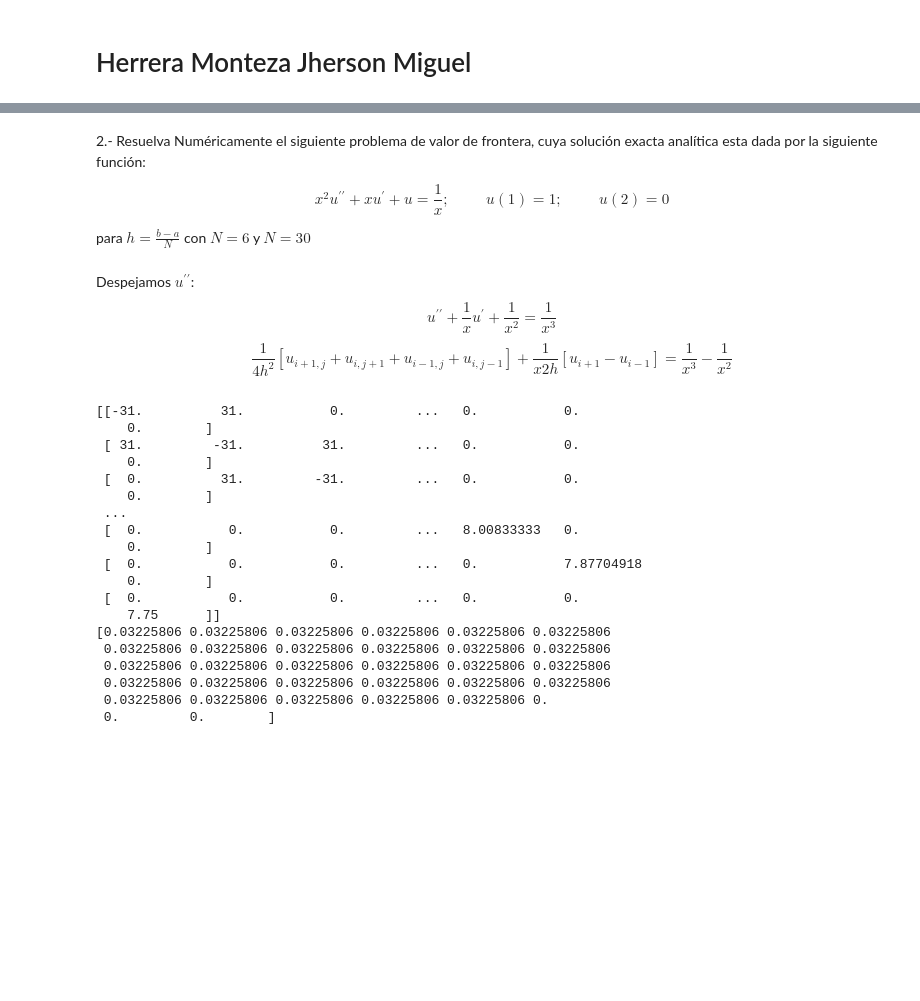
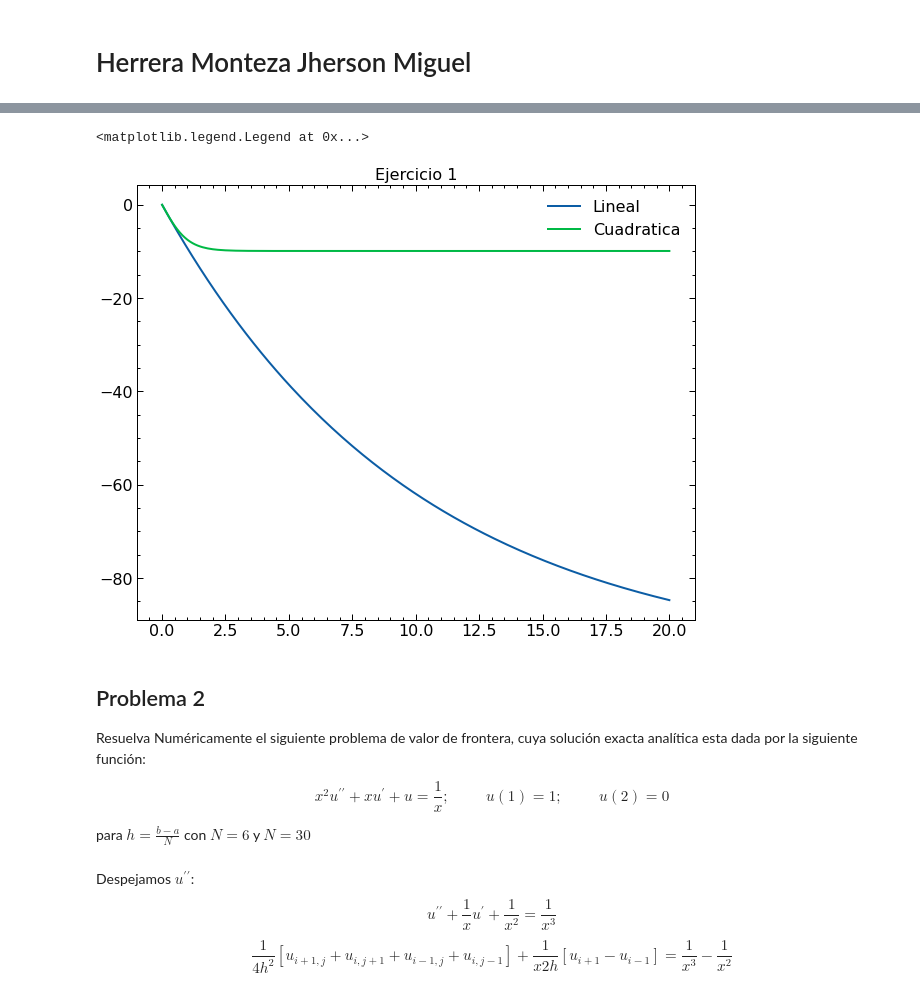
Before and after one commit to JherMik7/euler_Y_Euler_Mejorado, a Jupyter notebook: examenIII_Herrera.ipynb, the cells around one changed output, grey strips where cells are left out. Drawn from its saved outputs; the diff is of its cells as text; code cells hidden in the pictures; blank space fills up the shorter version.

```diff
--- a/examenIII_Herrera.ipynb
+++ b/examenIII_Herrera.ipynb
@@ -11,13 +43,28 @@ $$ y^{\prime} = \dfrac{2}{t}y + t^2 e^{t} \hspace{1cm} 1 \leq t \leq 2  \hspace{
+# %%
+vo = 0 # m/s velocidad inicial
+# %%
+def lineal(velocidad):
+    return -9.8 -0.1*velocidad
+
+def cuadratica(velocidad):
+    return -9.8+0.1*velocidad**2
 # %%
 # Definimos el algorítmo de runge kutta
-def runge_kutta(funcion, h, yo, y = None):
+def runge_kutta(funcion, h, yo, xo, x = None, y = None):
     if y is None:
         y = [yo]
-    tiempo = np.arange(1,2+h,h)
+    if x is None:
+        x = [xo]
+    tiempo = np.arange(0,20+h,h)
     for i in range(len(tiempo)-1):
-        k1 = h*funcion(y[i],tiempo[i])
-        k2 = h*funcion(y[i]+0.5*k1,tiempo[i]+0.5*h)
-        k3 = h*funcion(y[i]+0.5*k2,tiempo[i]+0.5*h)
-        k4 = h*funcion(y[i]+k3,tiempo[i]+h)
+        k1 = h*funcion(y[i])
+        kl1 = h*funcion(x[i])
+        k2 = h*funcion(y[i]+0.5*k1)
+        kl2 = h*funcion(x[i]+0.5*kl1)
+        k3 = h*funcion(y[i]+0.5*k2)
+        kl3 = h*funcion(x[i]+0.5*kl2)
+        k4 = h*funcion(y[i]+k3)
+        kl4 = h*funcion(x[i]+kl3)
         y.append(y[i]+(k1+2*k2+2*k3+k4)/6)
+        x.append(x[i]+(kl1+2*kl2+2*kl3+kl4)/6)
     return y, tiempo
@@ -43,5 +71,17 @@ plt.legend()
+# %%
+y, tiempo = runge_kutta(lineal, 0.1, vo, 0)
+fig3 = plt.figure(figsize=(10,8))
+plt.plot(tiempo, y, label = 'Lineal')
+y2, t2 = runge_kutta(cuadratica, 0.1, vo, 0)
+plt.plot(t2, y2, label = 'Cuadratica')
+plt.title('Ejercicio 1')
+plt.legend()
+# %% [output]
+<matplotlib.legend.Legend at 0x...>
+[figure, added]
 # %% [markdown]
-2.- Resuelva Numéricamente el siguiente problema de valor de frontera, cuya solución exacta
+## Problema 2
+ Resuelva Numéricamente el siguiente problema de valor de frontera, cuya solución exacta
 analítica esta dada por la siguiente función:
 
 $$ x^2 u^{\prime \prime} +xu^{\prime}+u=\dfrac{1}{x}; \hspace{1cm} u(1)=1;\hspace{1cm} u(2)=0$$
@@ -66,31 +93,0 @@ A = np.eye(N+2)*(1/(x*2*h))
-# %%
-for k in range (0,N-1):
-    A[k,k] = -1/(x[k+1]-x[k])
-    A[k,k+1] = 1/(x[k+1]-x[k])
-    A[k+1,k] = 1/(x[k+1]-x[k])
-    b[k] = u1*(x[k+1]-x[k])
-
-b[0] = u1*(x[1]-x[0])
-b[N-1] = u2*(x[N]-x[N-1])
-print(A)
-print(b)
-# %% [output]
-[[-31.          31.           0.         ...   0.           0.
-    0.        ]
- [ 31.         -31.          31.         ...   0.           0.
-    0.        ]
- [  0.          31.         -31.         ...   0.           0.
-    0.        ]
- ...
- [  0.           0.           0.         ...   8.00833333   0.
-    0.        ]
- [  0.           0.           0.         ...   0.           7.87704918
-    0.        ]
- [  0.           0.           0.         ...   0.           0.
-    7.75      ]]
-[0.03225806 0.03225806 0.03225806 0.03225806 0.03225806 0.03225806
- 0.03225806 0.03225806 0.03225806 0.03225806 0.03225806 0.03225806
- 0.03225806 0.03225806 0.03225806 0.03225806 0.03225806 0.03225806
- 0.03225806 0.03225806 0.03225806 0.03225806 0.03225806 0.03225806
- 0.03225806 0.03225806 0.03225806 0.03225806 0.03225806 0.
- 0.         0.        ]
```
Also changed, not shown: parts of 10 cells of this notebook.
